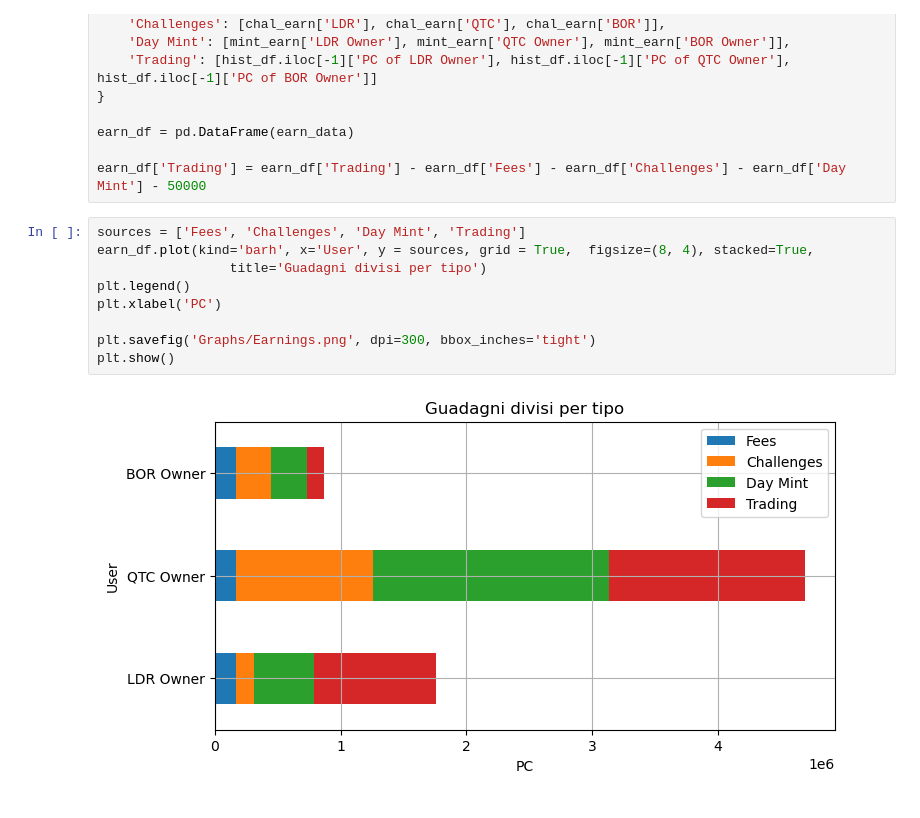
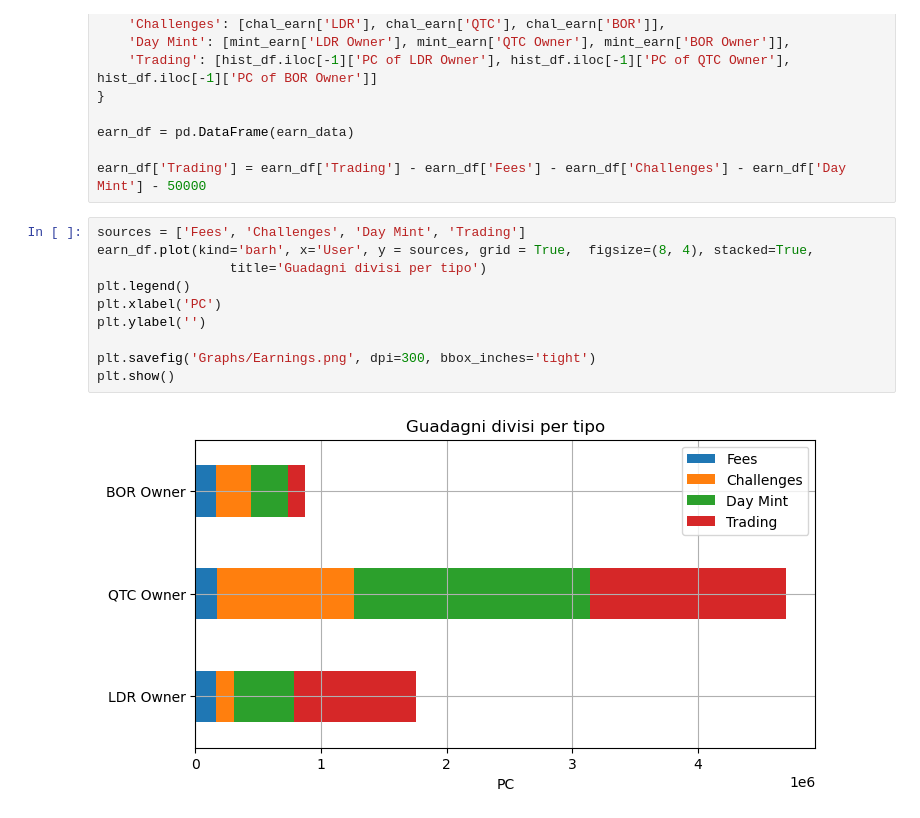
Before and after one commit to Cr3sp1/BlockTrading, a Jupyter notebook: DataAnalysis.ipynb, the cells around one changed output. Saved outputs shown, nothing was run; the diff lists cells and outputs as text.

```diff
--- a/DataAnalysis.ipynb
+++ b/DataAnalysis.ipynb
@@ -328,11 +328,12 @@ earn_df['Trading'] = earn_df['Trading'] - earn_df['Fees'] - earn_df['Challenges'
 # %%
 sources = ['Fees', 'Challenges', 'Day Mint', 'Trading']
 earn_df.plot(kind='barh', x='User', y = sources, grid = True,  figsize=(8, 4), stacked=True,
                  title='Guadagni divisi per tipo')
 plt.legend()
 plt.xlabel('PC')
+plt.ylabel('')
 
 plt.savefig('Graphs/Earnings.png', dpi=300, bbox_inches='tight')
 plt.show()
 # %% [output]
-[figure, old version]
+[figure, new version]
```
